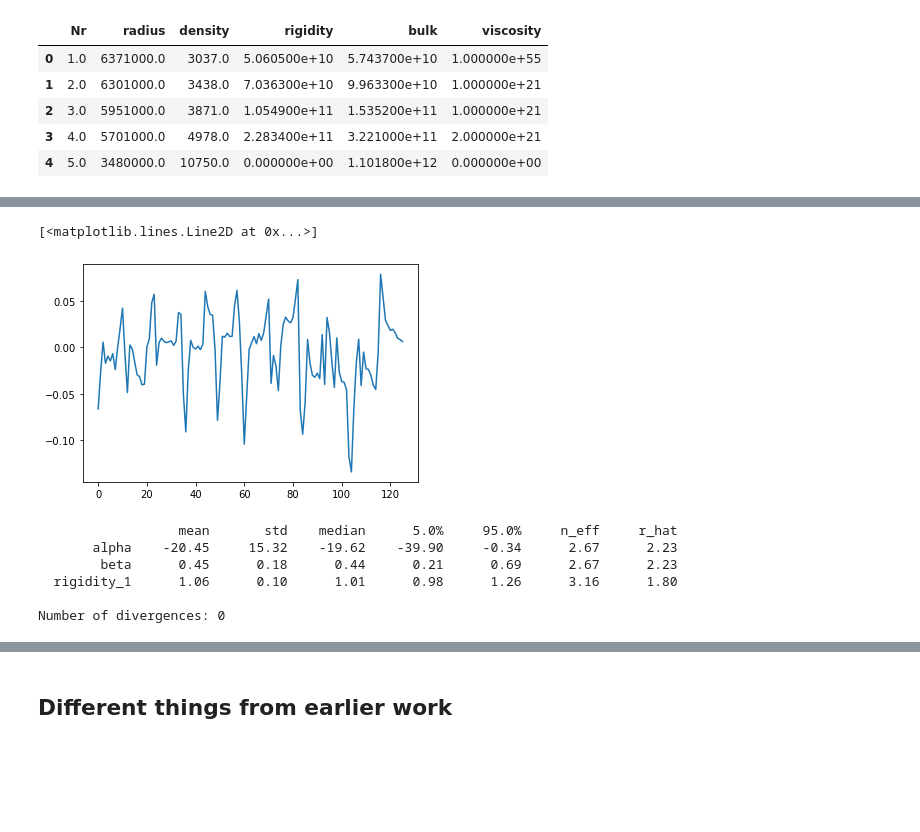
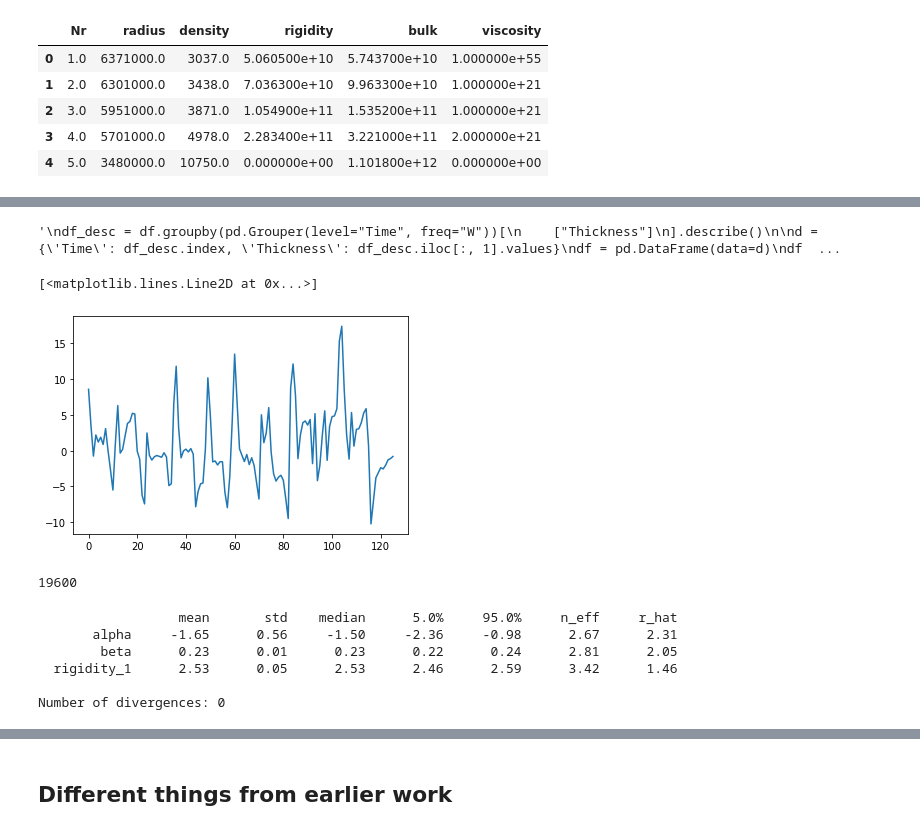
Before and after one commit to eyhl/premis, a Jupyter notebook: notebooks/pyro_model.ipynb, the cells around one changed output, grey strips where cells are left out. Drawn from its saved outputs; the diff is of its cells as text; code cells hidden in the pictures; blank space fills up the shorter version.

```diff
--- a/notebooks/pyro_model.ipynb
+++ b/notebooks/pyro_model.ipynb
@@ -174,11 +246,41 @@ df_em
+# %%
+from scipy.io import loadmat
+mat_file = PROJECT_ROOT / "data" / "processed" / "1900_2020_mean_thickness.mat"
+mat = loadmat(mat_file)
+
+time = mat['time'].squeeze()
+thickness = mat['thickness'].squeeze()
+
+d = {'Time': time, 'Thickness': thickness}
+df = pd.DataFrame(data=d)
+#df = df.diff() # running change
+df = df.dropna()
+df = year_convert(df)
+
+"""
+df_desc = df.groupby(pd.Grouper(level="Time", freq="W"))[
+    ["Thickness"]
+].describe()
+
+d = {'Time': df_desc.index, 'Thickness': df_desc.iloc[:, 1].values}
+df = pd.DataFrame(data=d)
+df = df.interpolate('pad')
+d
+"""
+# %% [output]
+'\ndf_desc = df.groupby(pd.Grouper(level="Time", freq="W"))[\n    ["Thickness"]\n].describe()\n\nd = {\'Time\': df_desc.index, \'Thickness\': df_desc.iloc[:, 1].values}\ndf = pd.DataFrame(data=d)\ndf  ...
 # %%
 hlove, nlove = compute_love_numbers(df_em=df_em, CONF=None, verbose=0)
-gf = greens_function(hlove, nlove, [68.704665, -33.214577], [68.58700000, -33.05270000], arsurf=30e3*30e3)
+gf = greens_function(hlove, nlove, [68.704665, -33.214577], [68.58700000, -33.05270000], arsurf=250e3*250e3)
 
 plt.plot(gf * height)
 # %% [output]
 [<matplotlib.lines.Line2D at 0x...>]
-[figure, old version]
+[figure, new version]
+# %%
+140*140
+# %% [output]
+19600
 # %%
 def model(height, obs=None, df_em=None):
     N = len(height)
@@ -215,16 +317,16 @@ y_train = torch.tensor(uplift).float()
 # %%
 # Run inference in Pyro
 nuts_kernel = NUTS(model)
-mcmc = MCMC(nuts_kernel, num_samples=150, warmup_steps=5, num_chains=1)
+mcmc = MCMC(nuts_kernel, num_samples=50, warmup_steps=5, num_chains=1)
 mcmc.run(X_train, y_train, df_em)
 
 # Show summary of inference results
 mcmc.summary()
 # %% [output]
                   mean       std    median      5.0%     95.0%     n_eff     r_hat
-       alpha    -20.45     15.32    -19.62    -39.90     -0.34      2.67      2.23
-        beta      0.45      0.18      0.44      0.21      0.69      2.67      2.23
-  rigidity_1      1.06      0.10      1.01      0.98      1.26      3.16      1.80
+       alpha     -1.65      0.56     -1.50     -2.36     -0.98      2.67      2.31
+        beta      0.23      0.01      0.23      0.22      0.24      2.81      2.05
+  rigidity_1      2.53      0.05      2.53      2.46      2.59      3.42      1.46
 
 Number of divergences: 0
 # %%
```
Also changed, not shown: parts of 13 cells of this notebook.
